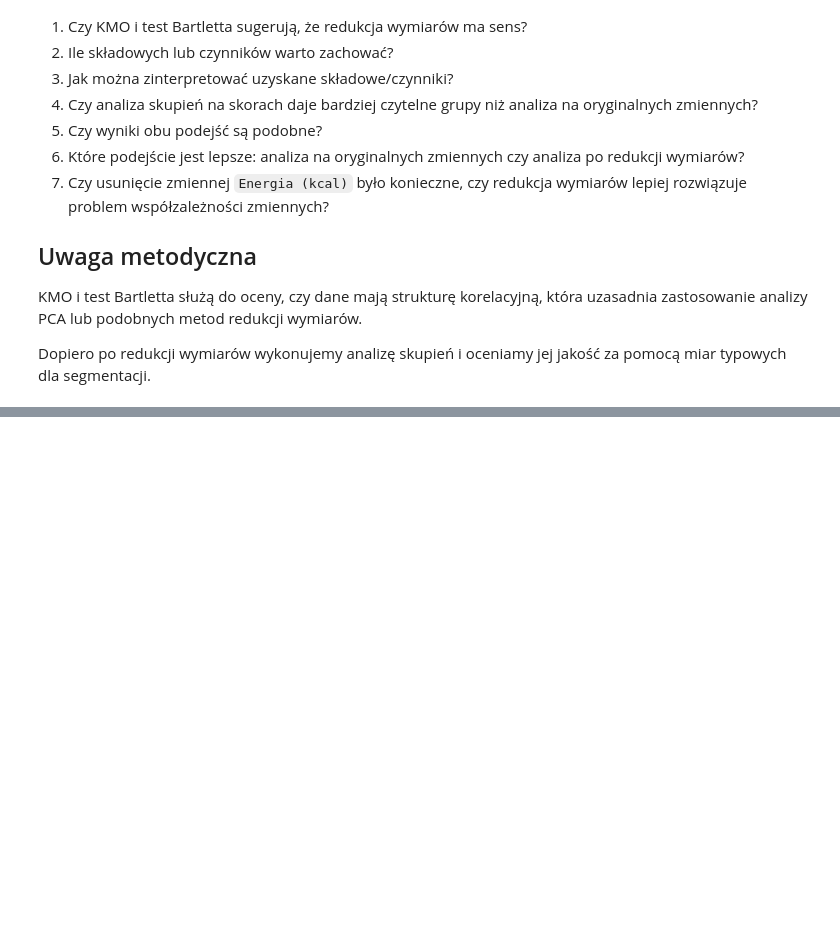
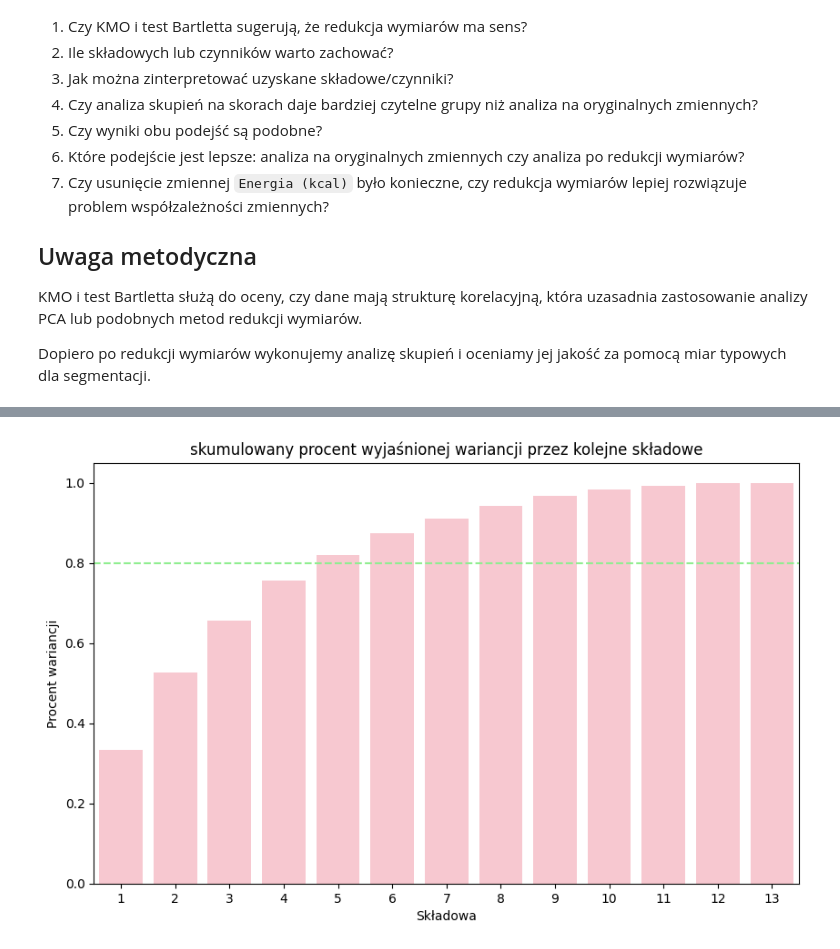
Before and after one commit to kingaorlowicz/Data_Mining_agh, a Jupyter notebook: lab3/Ingredients_AGH_LAB.ipynb, the cells around one changed output, grey strips where cells are left out. Drawn from its saved outputs; the diff is of its cells as text; code cells hidden in the pictures; blank space fills up the shorter version.

```diff
--- a/lab3/Ingredients_AGH_LAB.ipynb
+++ b/lab3/Ingredients_AGH_LAB.ipynb
@@ -1085,0 +1176,10 @@ Dopiero po redukcji wymiarów wykonujemy analizę skupień i oceniamy jej jakoś
+# %%
+plt.figure(figsize=(10, 6))
+sns.barplot(x=np.arange(1,14), y=cum_variance_ratio, color='pink')
+plt.axhline(y=0.80, color='lightgreen', linestyle='--', label='80% wyjaśnionej wariancji')
+plt.title("skumulowany procent wyjaśnionej wariancji przez kolejne składowe")
+plt.xlabel("Składowa")
+plt.ylabel("Procent wariancji")
+plt.show()
+# %% [output]
+[figure, added]
```
Also changed, not shown: parts of 23 cells of this notebook.
